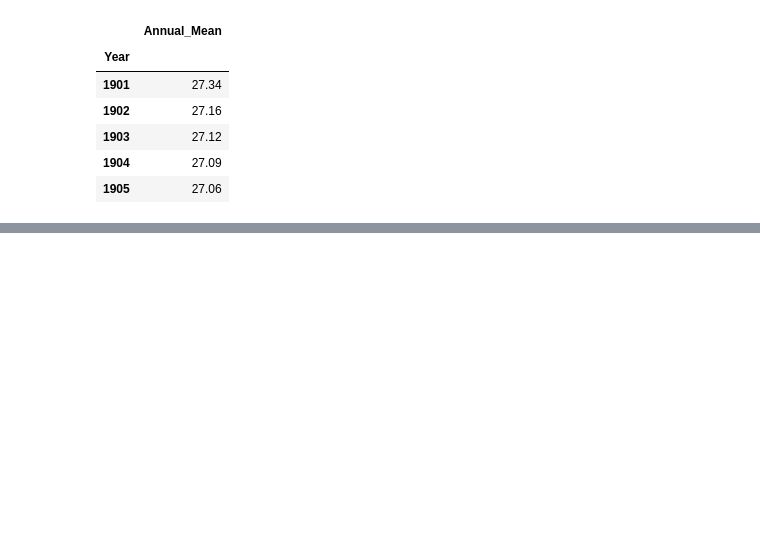
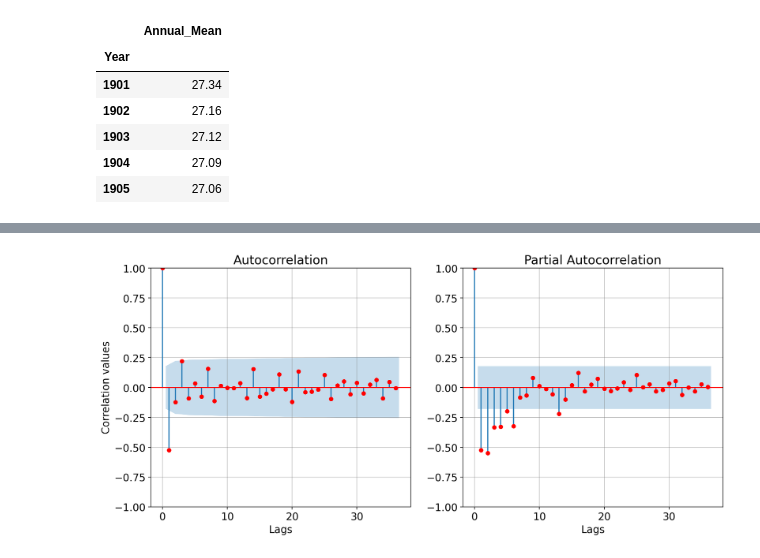
Before and after one commit to manzugerald/GradProjts, a Jupyter notebook: TemperaturePrediction/tempPrediction.ipynb, the cells around one changed output, grey strips where cells are left out. Cells and saved outputs as stored; diff of their text form; code cells hidden in the pictures; blank space fills up the shorter version.

Commit message:
refined methods

```diff
--- a/TemperaturePrediction/tempPrediction.ipynb
+++ b/TemperaturePrediction/tempPrediction.ipynb
@@ -112,0 +175,25 @@ ValueError: Found input variables with inconsistent numbers of samples: [25, 24]
+# %%
+dt = df.dropna()
+ad_fuller_result = adfuller(dt['Annual_Mean'])
+print(f'Test Statistics: {ad_fuller_result[0]}')
+print(f'p-value: {ad_fuller_result[1]}')
+print(f'Lags used: {ad_fuller_result[2]}')
+for key, value in ad_fuller_result[4].items():
+    print('Critial Values:')
+    print(f'   {key}, {value}')
+if (ad_fuller_result[1] < 0.05):
+    print('The Null Hypothesis is rejected in favor of the alternate Hypothesis. The series is stationary and requires no differencing')
+if (ad_fuller_result[1] > 0.05):
+    print('The Null Hypothesis is not rejected. The series has a unit root, hence non-stationary and requires differencing')
+
+kpss_result = kpss(dt['Annual_Mean'])
+print(f'Test Statistics: {kpss_result[0]}')
+print(f'p-value: {kpss_result[1]}')
+print(f'Number of Lags used: {kpss_result[2]}')
+for key, value in kpss_result[3].items():
+    print('Critial Values:')
+    print(f'   {key}, {value}')
+if (kpss_result[1] > 0.05):
+    print('The Null Hypothesis is not rejected: The time series is trend stationary (series is stationary)')
+if (kpss_result[1] < 0.05):
+    print('The Null Hypothesis is rejected: The time series has a unit root (series is not stationary)')
@@ -112,0 +218,13 @@ ValueError: Found input variables with inconsistent numbers of samples: [25, 24]
+# %%
+fig, (axis1, axis2) = plt.subplots(1,2, dpi=180)
+plt.rcParams['figure.figsize'] = [10,6]
+#plt.rcParams.update({'font.size': 24})
+plot_acf(dt['Annual_Mean'], lags=36, color='red', ax=axis1)
+plot_pacf(dt['Annual_Mean'], lags=36, color='red', ax=axis2, method='ywm')
+axis1.set_xlabel('Lags')
+axis2.set_xlabel('Lags')
+axis1.set_ylabel('Correlation values')
+# plt.savefig('revisedImages/sobat_acf_pacf_of_streamflow.png')
+plt.show()
+# %% [output]
+[figure, added]
```
Also changed, not shown: parts of 29 cells of this notebook.
